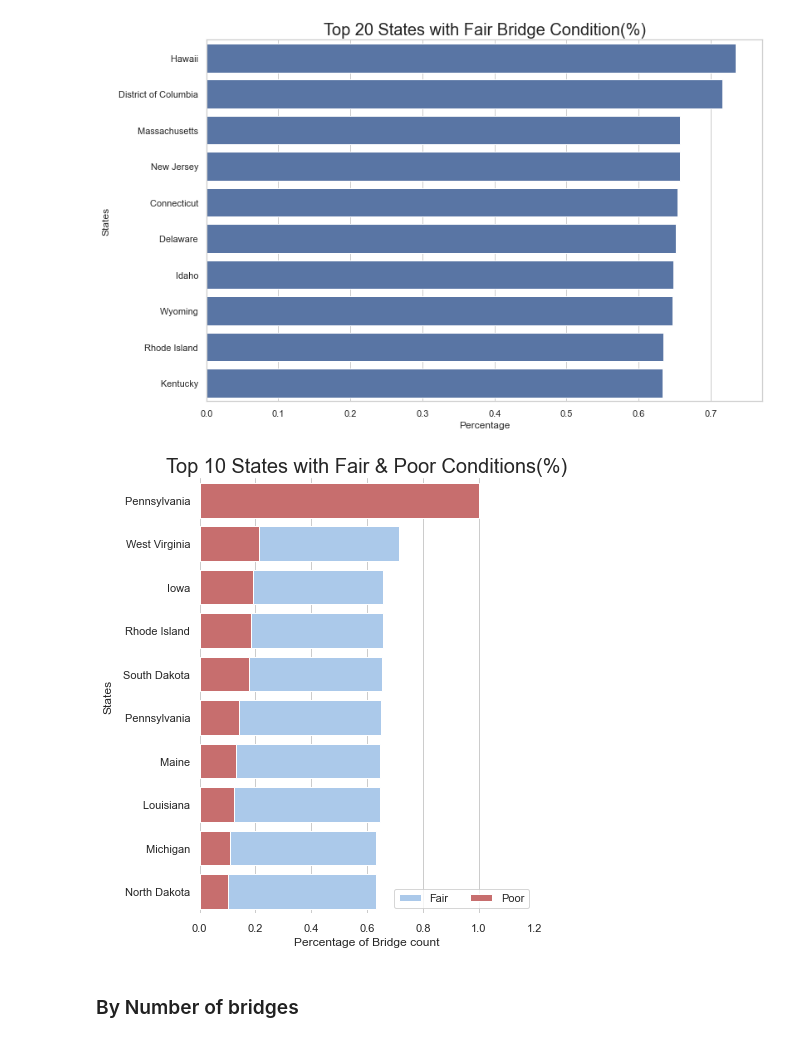
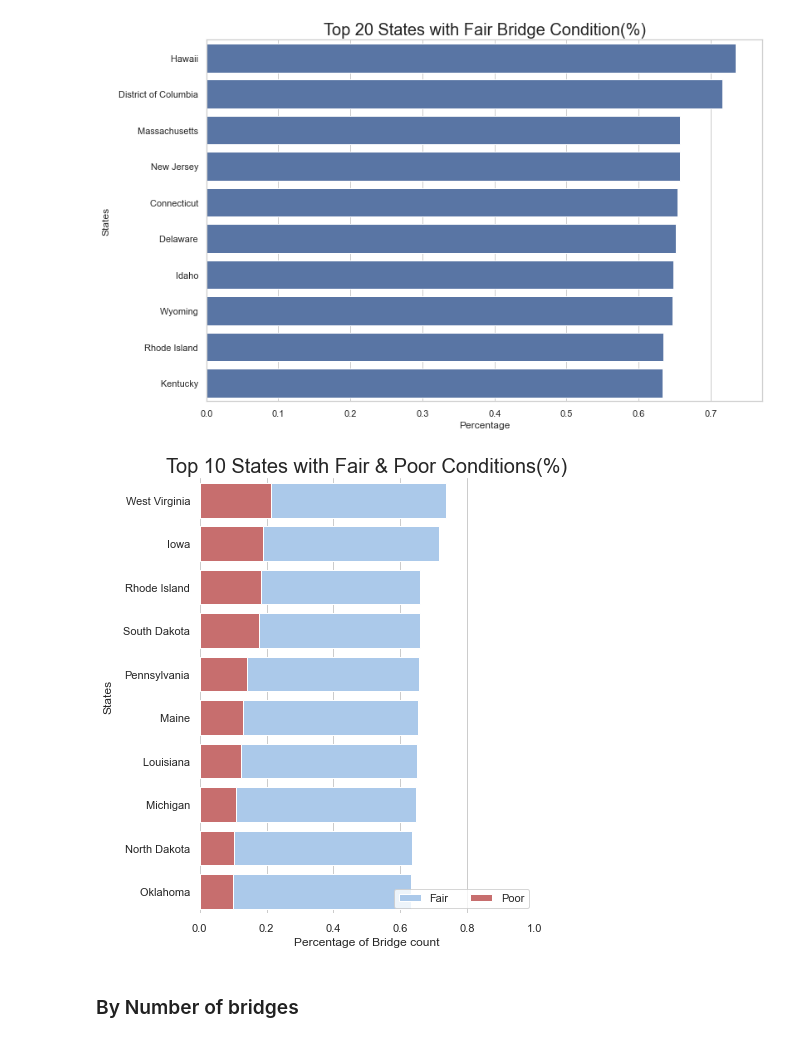
Before and after one commit to Milenaafeworki/Bridges-Condition-Classification, a Jupyter notebook: Visualizations.ipynb, the cells around one changed output. Drawn from its saved outputs; the diff is of its cells as text; code cells hidden in the pictures.

```diff
--- a/Visualizations.ipynb
+++ b/Visualizations.ipynb
@@ -97,4 +98,4 @@ df.loc[df['state']=='  Iowa']
 # %%
-df['state'] = df['state'].replace(' Pennsylvania', 'Pennsylvania', regex=True)
+df['state'] = df['state'].replace(' Pennsylvania', 'Pennsylvania')
 df['state'] = df['state'].replace('  Pennsylvania', 'Pennsylvania')
 # %%
@@ -130,0 +136,9 @@ Name: bridge_age, Length: 215, dtype: int64
+# %%
+from matplotlib.ticker import PercentFormatter
+sns.set_style('white')
+
+
+plt.hist(cond, weights=np.ones(len(cond)) / len(cond), width=0.40)
+
+plt.gca().yaxis.set_major_formatter(PercentFormatter(1))
+plt.show()
@@ -268,25 +284,25 @@ plt.title('Top 20 States with Fair Bridge Condition(%)', fontsize=20);
 # %%
 # Initialize the matplotlib figure
 f, ax = plt.subplots(figsize=(6, 8))
 
 
 # Plot the fair bridge_condition
 sns.set_color_codes("pastel")
 sns.barplot(x="perc_count", y="state", data=fair_df,
             label="Fair", color="b")
 
 # Plot the poor bridge_condition
 sns.set_color_codes("muted")
 sns.barplot(x="perc_count", y="state", data=poor_df,
             label="Poor", color="r")
 
 # Add a legend and informative axis label
 ax.legend(ncol=2, loc="lower right", frameon=True)
-ax.set(xlim=(0, 1.2), ylabel="States", xlabel="Percentage of Bridge count")
+ax.set(xlim=(0, 1), ylabel="States", xlabel="Percentage of Bridge count")
 plt.title('Top 10 States with Fair & Poor Conditions(%)', fontsize=20)
 sns.despine(left=True, bottom=True)
 # %% [output]
-[figure, old version]
+[figure, new version]
 # %% [markdown]
 ### By Number of bridges
 # %%
```
Also changed, not shown: parts of 14 cells of this notebook, 1 other file.
